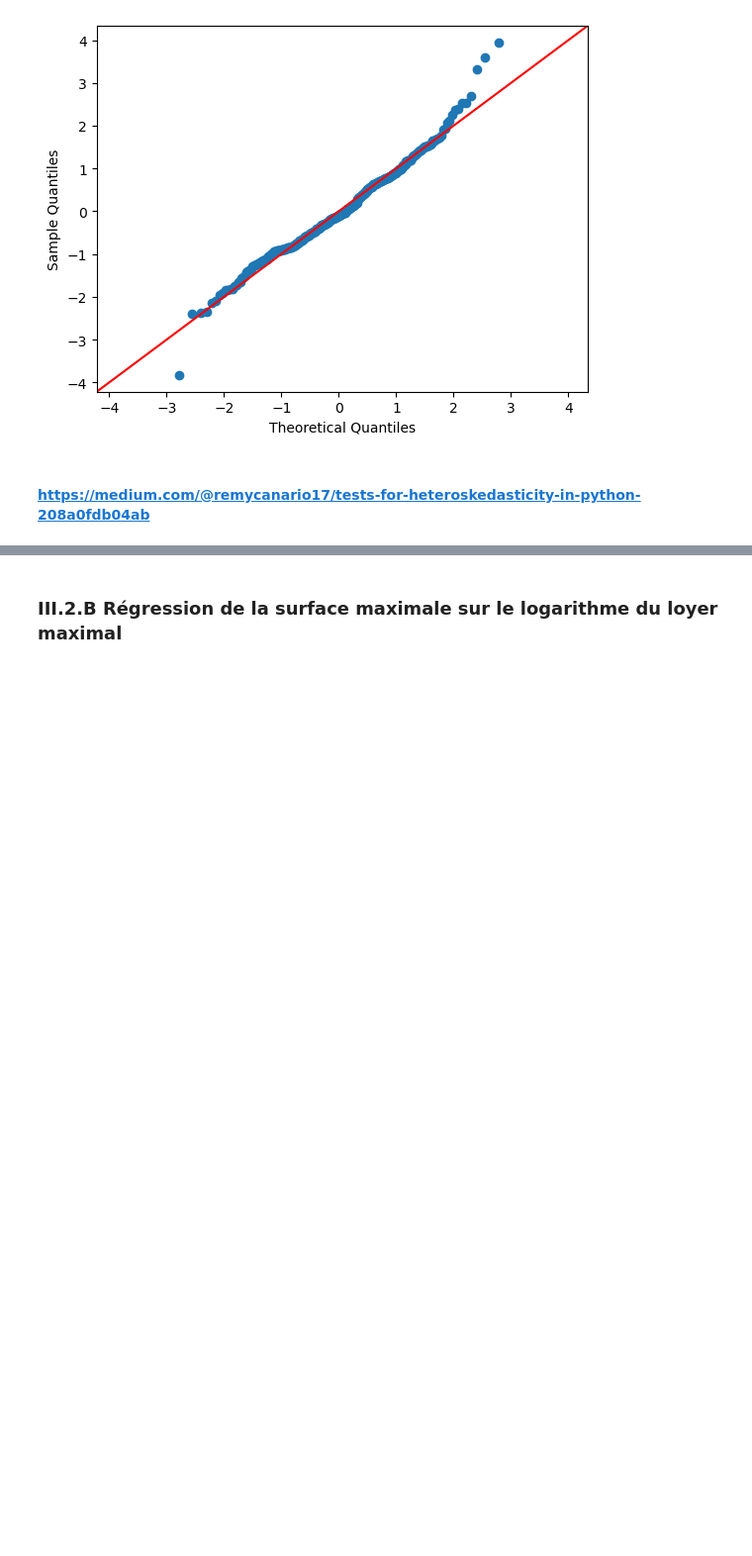
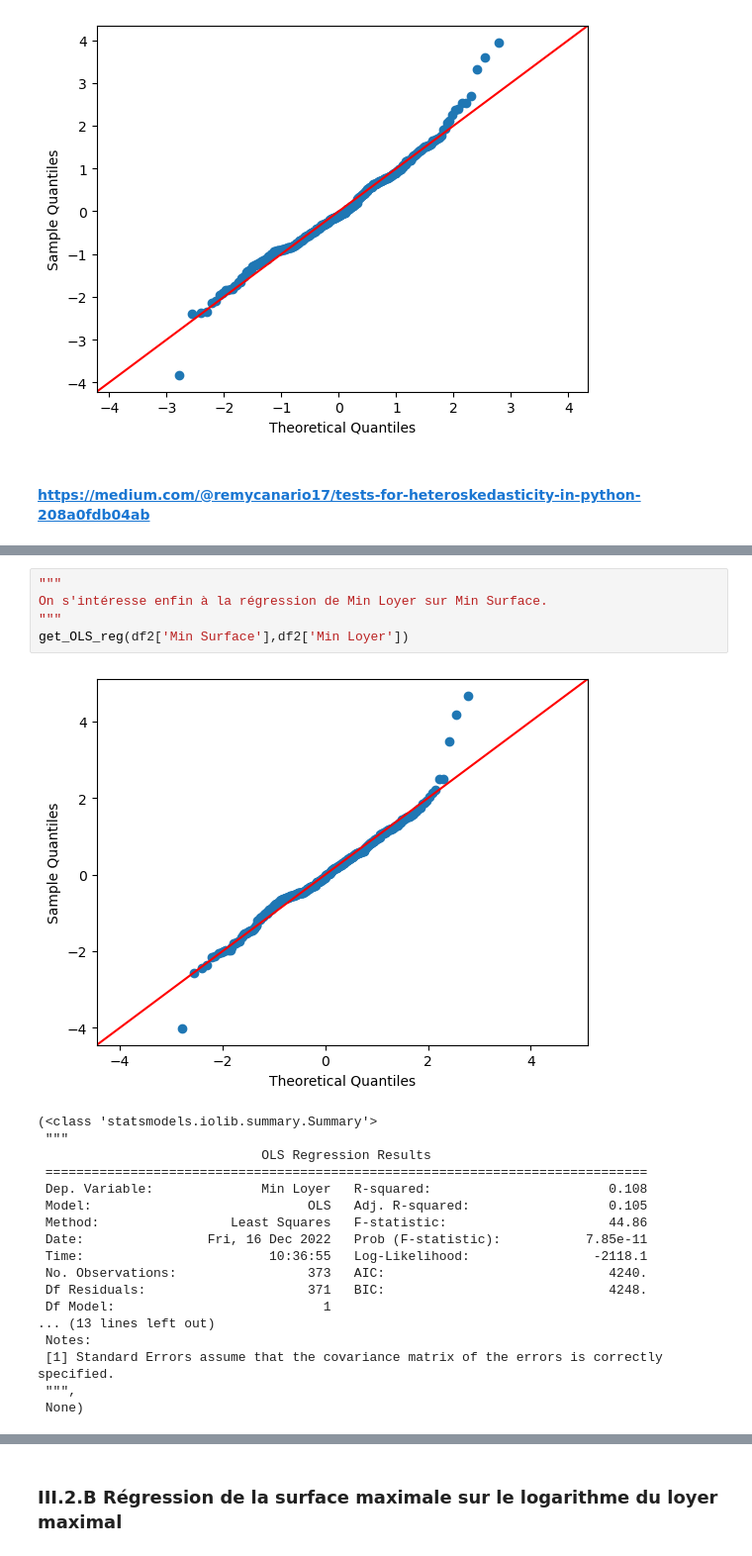
Before and after one commit to Simgnt/La-loi-du-Crous, a Jupyter notebook: Regressions.ipynb, the cells around one changed output, grey strips where cells are left out. Shown at 99% size. Saved outputs shown, nothing was run; the diff lists cells and outputs as text; blank space fills up the shorter version.

```diff
--- a/Regressions.ipynb
+++ b/Regressions.ipynb
@@ -545,0 +596,24 @@ breusch_pagan_results= {'LM Statistic': 16.327036010023363, 'LM-Test p-value': 5
+# %%
+"""
+On s'intéresse enfin à la régression de Min Loyer sur Min Surface.
+"""
+get_OLS_reg(df2['Min Surface'],df2['Min Loyer'])
+# %% [output]
+[figure, added]
+(<class 'statsmodels.iolib.summary.Summary'>
+ """
+                             OLS Regression Results
+ ==============================================================================
+ Dep. Variable:              Min Loyer   R-squared:                       0.108
+ Model:                            OLS   Adj. R-squared:                  0.105
+ Method:                 Least Squares   F-statistic:                     44.86
+ Date:                Fri, 16 Dec 2022   Prob (F-statistic):           7.85e-11
+ Time:                        10:36:55   Log-Likelihood:                -2118.1
+ No. Observations:                 373   AIC:                             4240.
+ Df Residuals:                     371   BIC:                             4248.
+ Df Model:                           1
+... (13 lines left out)
+ Notes:
+ [1] Standard Errors assume that the covariance matrix of the errors is correctly specified.
+ """,
+ None)
```
Also changed, not shown: parts of 49 cells of this notebook.
